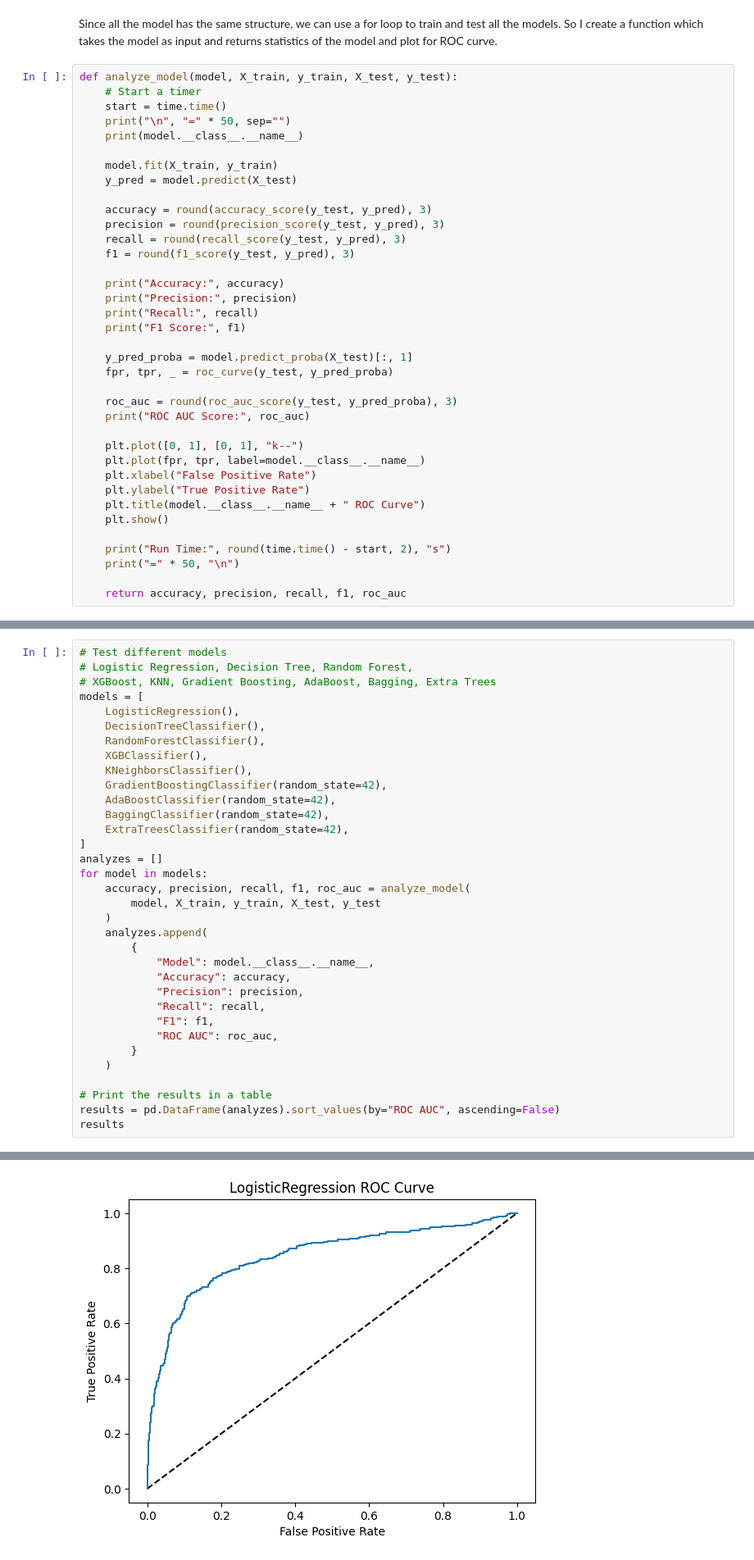
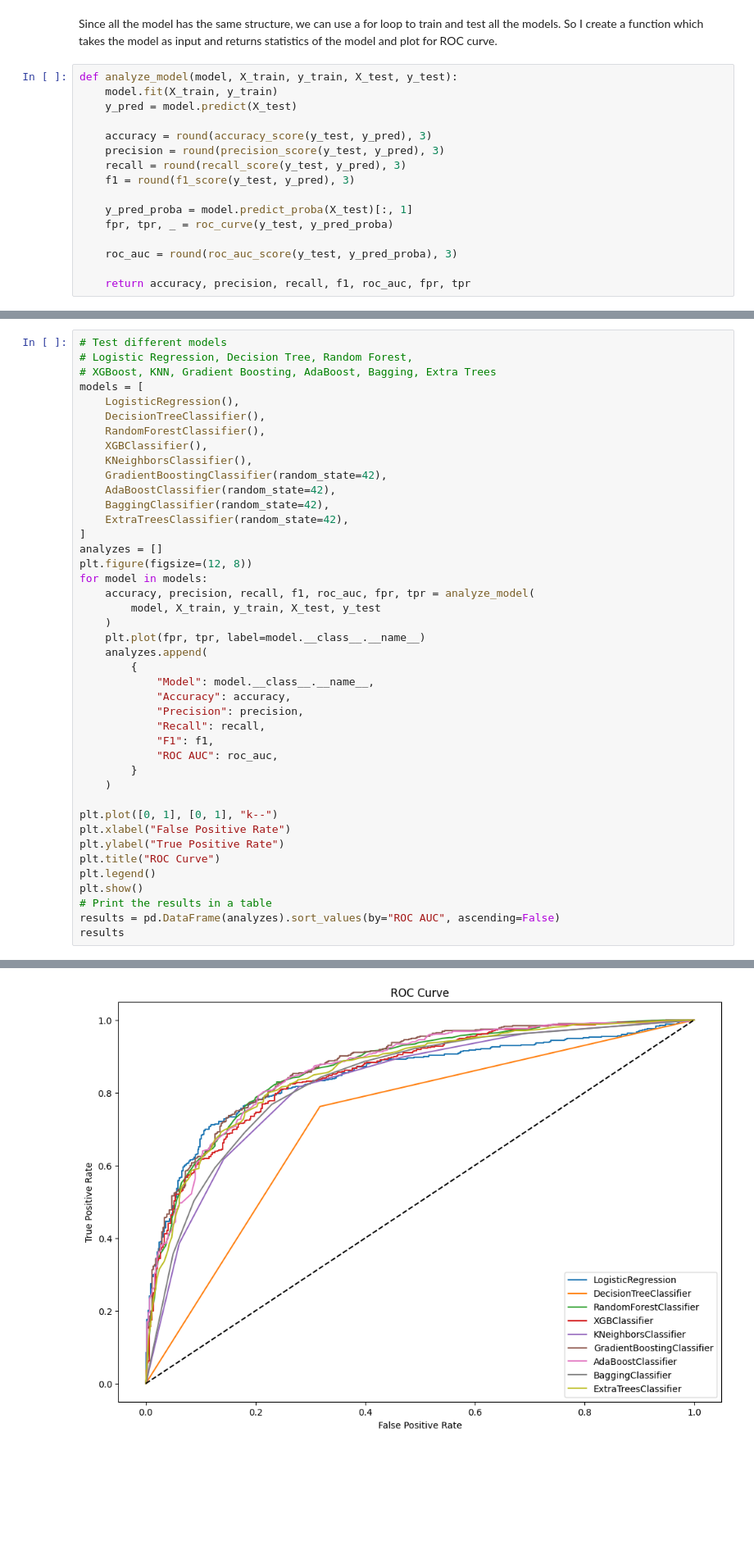
Before and after one commit to hsmmi/TMDB-5000-Movie-Dataset, a Jupyter notebook: main.ipynb, the cells around one changed output, grey strips where cells are left out. Shown at 82% size. Drawn from its saved outputs; the diff is of its cells as text; blank space fills up the shorter version.

Commit message:
mix model plots

```diff
--- a/main.ipynb
+++ b/main.ipynb
@@ -368,11 +368,6 @@ X_train, X_test, y_train, y_test = train_test_split(
 Since all the model has the same structure, we can use a for loop to train and test all the models. So I create a function which takes the model as input and returns statistics of the model and plot for ROC curve.
 # %%
 def analyze_model(model, X_train, y_train, X_test, y_test):
-    # Start a timer
-    start = time.time()
-    print("\n", "=" * 50, sep="")
-    print(model.__class__.__name__)
-
     model.fit(X_train, y_train)
     y_pred = model.predict(X_test)
 
@@ -381,28 +376,12 @@ def analyze_model(model, X_train, y_train, X_test, y_test):
     recall = round(recall_score(y_test, y_pred), 3)
     f1 = round(f1_score(y_test, y_pred), 3)
 
-    print("Accuracy:", accuracy)
-    print("Precision:", precision)
-    print("Recall:", recall)
-    print("F1 Score:", f1)
-
     y_pred_proba = model.predict_proba(X_test)[:, 1]
     fpr, tpr, _ = roc_curve(y_test, y_pred_proba)
 
     roc_auc = round(roc_auc_score(y_test, y_pred_proba), 3)
-    print("ROC AUC Score:", roc_auc)
 
-    plt.plot([0, 1], [0, 1], "k--")
-    plt.plot(fpr, tpr, label=model.__class__.__name__)
-    plt.xlabel("False Positive Rate")
-    plt.ylabel("True Positive Rate")
-    plt.title(model.__class__.__name__ + " ROC Curve")
-    plt.show()
-
-    print("Run Time:", round(time.time() - start, 2), "s")
-    print("=" * 50, "\n")
-
-    return accuracy, precision, recall, f1, roc_auc
+    return accuracy, precision, recall, f1, roc_auc, fpr, tpr
 # %% [markdown]
 I use the following models:
 
@@ -432,10 +411,12 @@ models = [
     ExtraTreesClassifier(random_state=42),
 ]
 analyzes = []
+plt.figure(figsize=(12, 8))
 for model in models:
-    accuracy, precision, recall, f1, roc_auc = analyze_model(
+    accuracy, precision, recall, f1, roc_auc, fpr, tpr = analyze_model(
         model, X_train, y_train, X_test, y_test
     )
+    plt.plot(fpr, tpr, label=model.__class__.__name__)
     analyzes.append(
         {
             "Model": model.__class__.__name__,
@@ -447,6 +428,12 @@ for model in models:
         }
     )
 
+plt.plot([0, 1], [0, 1], "k--")
+plt.xlabel("False Positive Rate")
+plt.ylabel("True Positive Rate")
+plt.title("ROC Curve")
+plt.legend()
+plt.show()
 # Print the results in a table
 results = pd.DataFrame(analyzes).sort_values(by="ROC AUC", ascending=False)
 results
@@ -461 +458 @@ ROC AUC Score: 0.846
-[figure, old version]
+[figure, new version]
```
Also changed, not shown: parts of 1 cell of this notebook.
